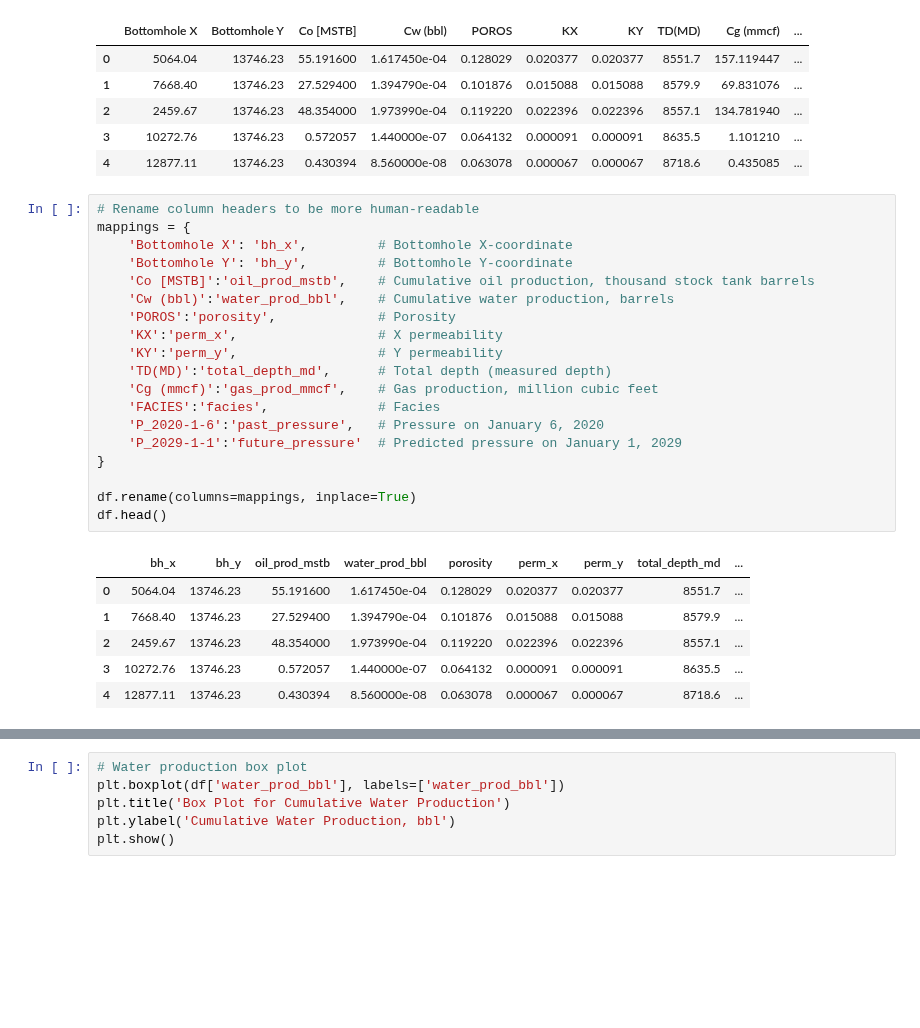
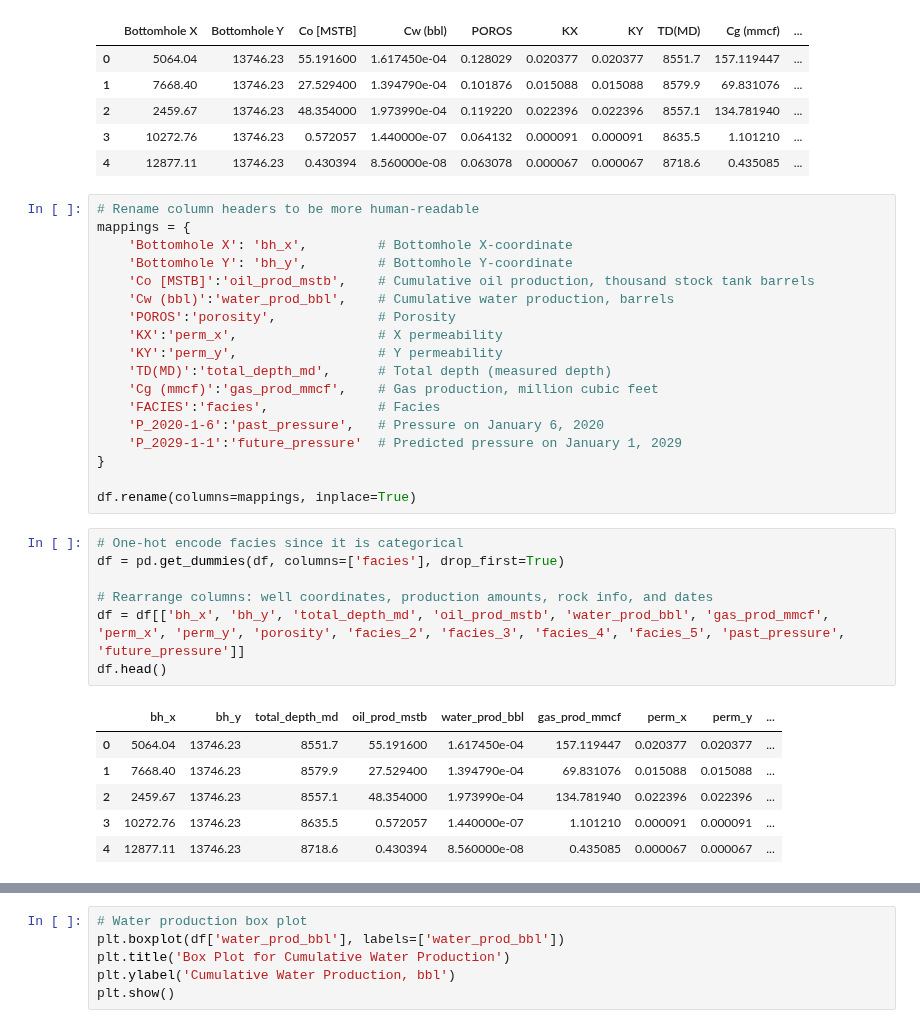
Before and after one commit to elnflores/NSC-325-Sweet-Spot-Identification, a Jupyter notebook: Sweet-Spot-Identification.ipynb, the cells around one changed output, grey strips where cells are left out. Saved outputs shown, nothing was run; the diff lists cells and outputs as text; blank space fills up the shorter version.

```diff
--- a/Sweet-Spot-Identification.ipynb
+++ b/Sweet-Spot-Identification.ipynb
@@ -93,14 +94,20 @@ mappings = {
 }
 
 df.rename(columns=mappings, inplace=True)
-df.head()
-# %% [output]
-|  | bh_x | bh_y | oil_prod_mstb | water_prod_bbl | porosity | perm_x | perm_y | total_depth_md | ... |
-| 0 | 5064.04 | 13746.23 | 55.191600 | 1.617450e-04 | 0.128029 | 0.020377 | 0.020377 | 8551.7 | ... |
-| 1 | 7668.40 | 13746.23 | 27.529400 | 1.394790e-04 | 0.101876 | 0.015088 | 0.015088 | 8579.9 | ... |
-| 2 | 2459.67 | 13746.23 | 48.354000 | 1.973990e-04 | 0.119220 | 0.022396 | 0.022396 | 8557.1 | ... |
-| 3 | 10272.76 | 13746.23 | 0.572057 | 1.440000e-07 | 0.064132 | 0.000091 | 0.000091 | 8635.5 | ... |
-| 4 | 12877.11 | 13746.23 | 0.430394 | 8.560000e-08 | 0.063078 | 0.000067 | 0.000067 | 8718.6 | ... |
+# %%
+# One-hot encode facies since it is categorical
+df = pd.get_dummies(df, columns=['facies'], drop_first=True)
+
+# Rearrange columns: well coordinates, production amounts, rock info, and dates
+df = df[['bh_x', 'bh_y', 'total_depth_md', 'oil_prod_mstb', 'water_prod_bbl', 'gas_prod_mmcf', 'perm_x', 'perm_y', 'porosity', 'facies_2', 'facies_3', 'facies_4', 'facies_5', 'past_pressure', 'future_pressure']]
+df.head()
+# %% [output]
+|  | bh_x | bh_y | total_depth_md | oil_prod_mstb | water_prod_bbl | gas_prod_mmcf | perm_x | perm_y | ... |
+| 0 | 5064.04 | 13746.23 | 8551.7 | 55.191600 | 1.617450e-04 | 157.119447 | 0.020377 | 0.020377 | ... |
+| 1 | 7668.40 | 13746.23 | 8579.9 | 27.529400 | 1.394790e-04 | 69.831076 | 0.015088 | 0.015088 | ... |
+| 2 | 2459.67 | 13746.23 | 8557.1 | 48.354000 | 1.973990e-04 | 134.781940 | 0.022396 | 0.022396 | ... |
+| 3 | 10272.76 | 13746.23 | 8635.5 | 0.572057 | 1.440000e-07 | 1.101210 | 0.000091 | 0.000091 | ... |
+| 4 | 12877.11 | 13746.23 | 8718.6 | 0.430394 | 8.560000e-08 | 0.435085 | 0.000067 | 0.000067 | ... |
 # %%
 # Boxplots to check for outliers
 plt.boxplot(df, labels=df.columns)
```
Also changed, not shown: parts of 6 cells of this notebook.
